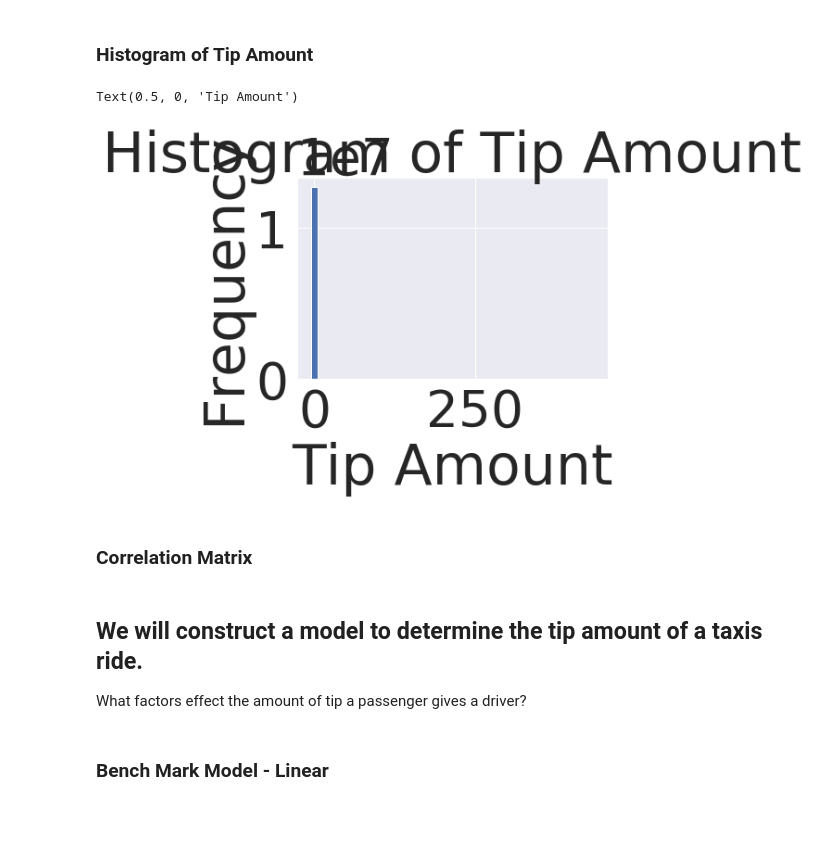
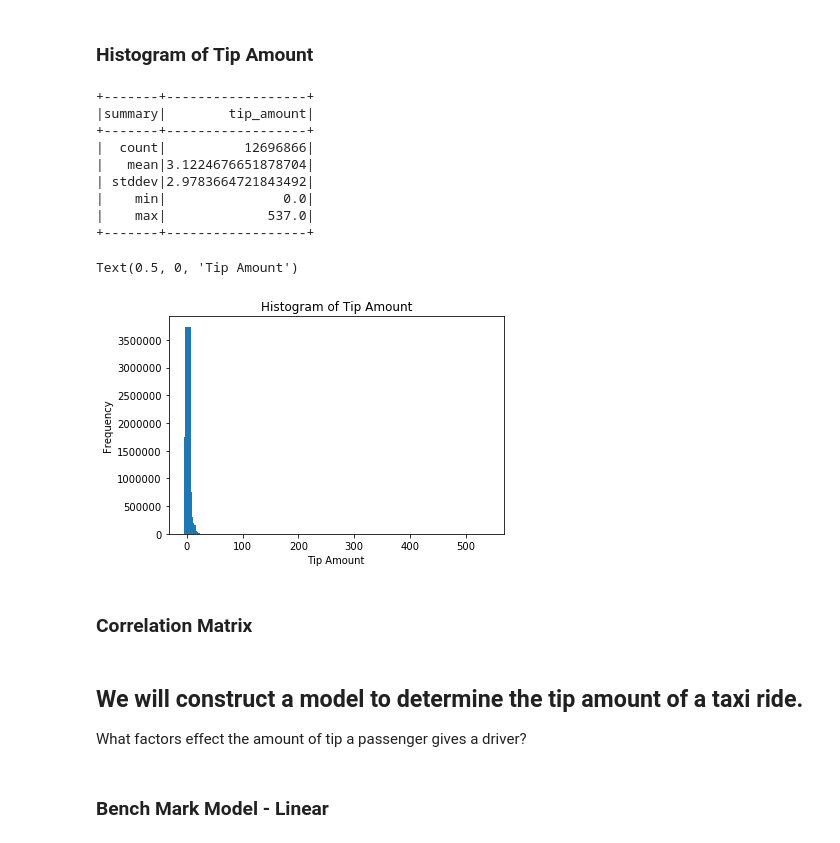
Before and after one commit to yte9pc/Yellow-Cab-Models-Using-PySpark, a Jupyter notebook: notebooks/tipAmount.ipynb, the cells around one changed output. Drawn from its saved outputs; the diff is of its cells as text; code cells hidden in the pictures; blank space fills up the shorter version.

```diff
--- a/notebooks/tipAmount.ipynb
+++ b/notebooks/tipAmount.ipynb
@@ -11,12 +16,8 @@ from pyspark.sql import functions as F
 from pyspark.sql.functions import *
 from pyspark.ml.linalg import Vectors
 from pyspark.ml.stat import Correlation
-from pyspark.ml.linalg import DenseVector
-from pyspark.ml.feature import StandardScaler
-from pyspark.ml.feature import VectorAssembler
-from pyspark.ml.regression import LinearRegression
-from pyspark.ml.feature import ChiSqSelector
-from pyspark.ml.linalg import Vectors
+from pyspark.ml.linalg import DenseVector, Vectors
+from pyspark.ml.feature import StandardScaler, VectorAssembler, ChiSqSelector, VectorIndexer, StringIndexer, OneHotEncoder
 from pyspark.ml.regression import *
 from pyspark.ml import Pipeline
 from pyspark.ml.evaluation import RegressionEvaluator
@@ -29,5 +30,16 @@ import numpy as np
 import seaborn as sns
 #import plotly_express as px
 
-sc = SparkContext.getOrCreate()
-spark = SparkSession(sc)
+spark = (
+    SparkSession
+    .builder
+    .master("local[*]")
+    .appName("Tip Amount")
+#     .config("spark.executor.memory", '15g')
+#     .config('spark.executor.cores', '1')
+#     .config('spark.executor.instances', '1')
+#     .config("spark.driver.memory",'15g')
+    .getOrCreate()
+)
+
+spark
@@ -43,7 +57,7 @@ def taxiZone():
 ### Function Reads Yellow Cab CSVs
 # %%
 def yellowCSVToDF():
-    location = "/sfs/qumulo/qhome/yte9pc/Project/Yellow_Cab_Data/"
+    location = "/sfs/qumulo/qhome/yte9pc/Project/Yellow_Cab_Data/Data/Raw_Data/"
 
     files = sorted(glob.glob(location + '*.csv'))
 
@@ -136,12 +152,12 @@ data = data.dropDuplicates()
 # %% [markdown]
 ### Defining Column Types
 # %%
-data = data.withColumn("VendorID", data["VendorID"].cast(IntegerType()))\
+data = data.withColumn("VendorID", data["VendorID"].cast(StringType()))\
     .withColumn("tpep_pickup_datetime", data["tpep_pickup_datetime"].cast(TimestampType()))\
     .withColumn("tpep_dropoff_datetime", data["tpep_dropoff_datetime"].cast(TimestampType()))\
     .withColumn("passenger_count", data["passenger_count"].cast(IntegerType()))\
     .withColumn("trip_distance", data["trip_distance"].cast(FloatType()))\
-    .withColumn("RatecodeID", data["RatecodeID"].cast(IntegerType()))\
+    .withColumn("RatecodeID", data["RatecodeID"].cast(StringType()))\
     .withColumn("PULocationID", data["PULocationID"].cast(IntegerType()))\
     .withColumn("DOLocationID", data["DOLocationID"].cast(IntegerType()))\
     .withColumn("payment_type", data["payment_type"].cast(IntegerType()))\
@@ -176 +195,3 @@ only showing top 3 rows
+# %%
+data = data.drop("tpep_pickup_datetime").drop("tpep_dropoff_datetime")
 # %% [markdown]
@@ -222,17 +245,28 @@ data = data.filter((col('trip_time(mins)') >= 0) & (col('trip_distance') >= 0))
+# %%
+tip_amount.select('tip_amount').summary().show()
+# %% [output]
++-------+------------------+
+|summary|        tip_amount|
++-------+------------------+
+|  count|          12696866|
+|   mean|3.1224676651878704|
+| stddev|2.9783664721843492|
+|    min|               0.0|
+|    max|             537.0|
++-------+------------------+
 # %%
-tip_amount = data.filter(data.payment_type == 1)
-hists = tip_amount.select('tip_amount').rdd.flatMap(lambda row: row).histogram(5)
+hists = tip_amount.select('tip_amount').rdd.flatMap(lambda row: row).histogram(500)
 data_hist = {
     'bins': hists[0][:-1],
     'freq': hists[1]
     }
 plt.bar(data_hist['bins'], data_hist['freq'], width=10)
 plt.title('Histogram of ' + 'Tip Amount')
 plt.ylabel('Frequency')
 plt.xlabel('Tip Amount')
 # %% [output]
 Text(0.5, 0, 'Tip Amount')
-[figure, old version]
+[figure, new version]
 # %% [markdown]
 ### Correlation Matrix
 # %%
@@ -264,7 +300,7 @@ ax.set_xticklabels(
 );
 sns.set(font_scale=5)
 # %% [markdown]
-## We will construct a model to determine the tip amount of a taxis ride.
+## We will construct a model to determine the tip amount of a taxi ride.
 What factors effect the amount of tip a passenger gives a driver?
 # %% [markdown]
 ### Bench Mark Model - Linear
```
Also changed, not shown: parts of 49 cells of this notebook.
